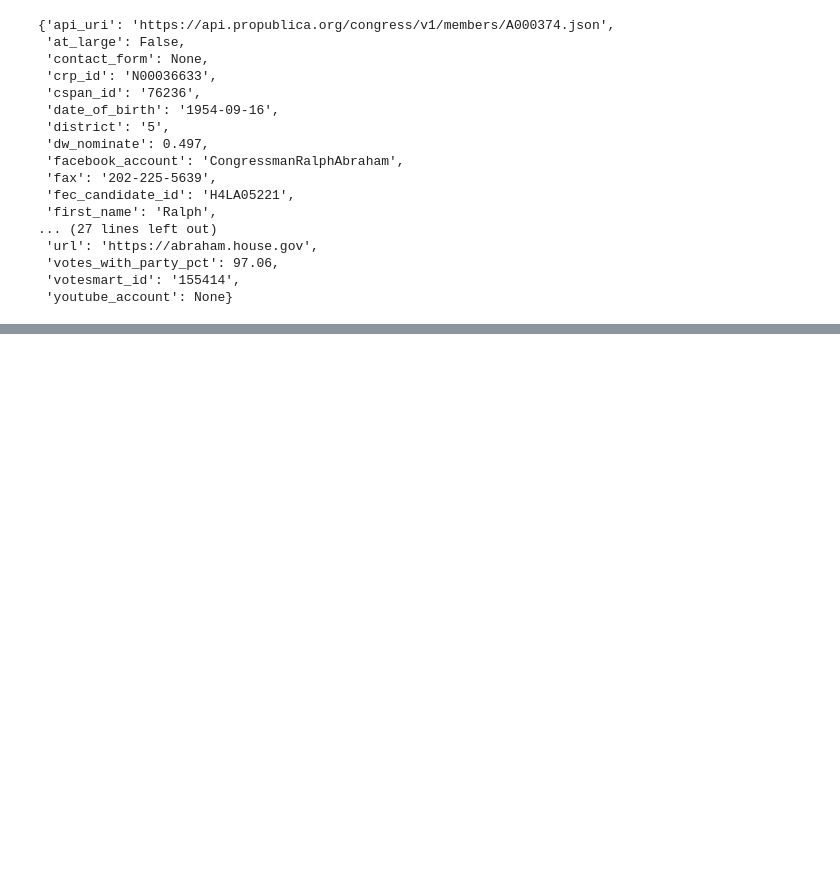
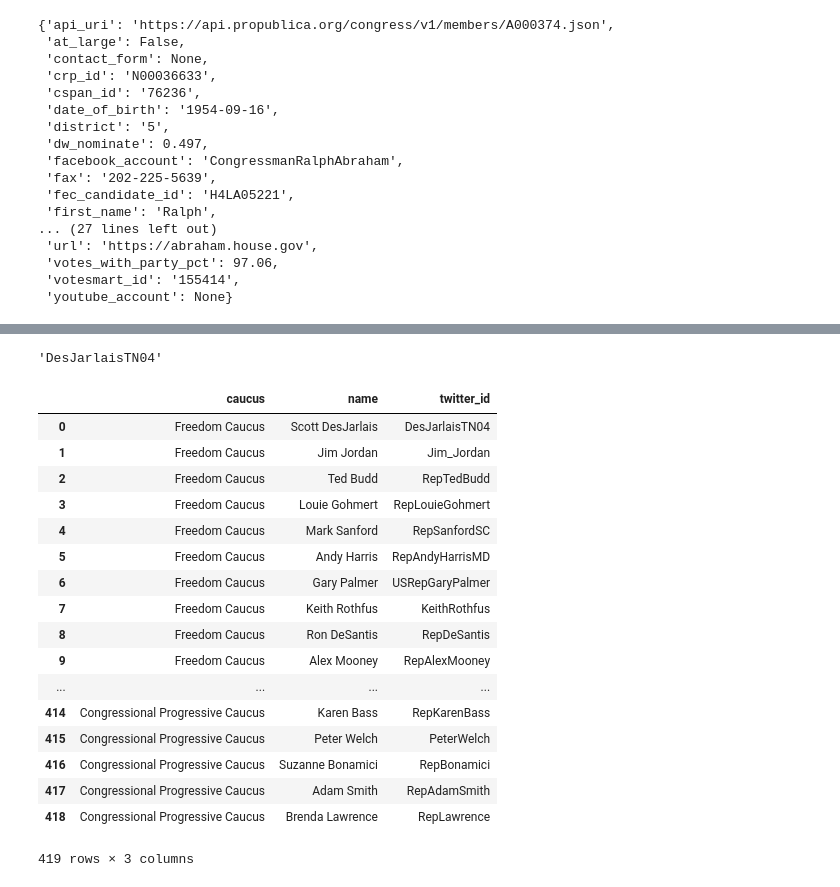
Before and after one commit to philippschmalen/Project_tsds, a Jupyter notebook: Philipp/Caucusses.ipynb, the cells around one changed output, grey strips where cells are left out. Saved outputs shown, nothing was run; the diff lists cells and outputs as text; code cells hidden in the pictures; blank space fills up the shorter version.

Commit message:
caucus dataframe with twitter id

```diff
--- a/Philipp/Caucusses.ipynb
+++ b/Philipp/Caucusses.ipynb
@@ -182,0 +106,12 @@ nyt
+# %%
+#save them into dataframe
+caucus_df = pd.DataFrame(columns=['caucus', 'name', 'twitter_id'])
+
+for cauc in caucus_dict.keys():
+    mem = pd.DataFrame()
+    mem['name'] = pd.Series(list(caucus_dict[cauc]))
+    mem['caucus'] = cauc
+    caucus_df = pd.concat([mem, caucus_df])
+
+#reset index
+caucus_df = caucus_df.reset_index(drop=True)
@@ -182,0 +150,23 @@ nyt
+# %%
+memberlist = congress.members.filter('house', congress=115,)[0]['members']
+
+#get the twitter ID from the Congress API by checking their names
+def get_twid(cell, memberlist=memberlist):
+    namelist = []
+    name_part = ['first_name', 'middle_name', 'last_name']
+    name_fragment = ""
+    for m in memberlist:
+        #skip if not in office
+        if m['in_office'] == False:
+            continue
+        else:
+            for n in name_part:
+                if m[n] == None: #catch nones
+                    name_fragment += ""
+                elif n != 'last_name': #add space, except after last_name
+                    name_fragment += m[n]+" "
+                else: #no space after last_name
+                    name_fragment += m[n]
+            if cell == name_fragment:
+                return (m['twitter_account'])
+            name_fragment = ""
@@ -182,0 +175,27 @@ nyt
+# %%
+get_twid(memtest)
+# %% [output]
+'DesJarlaisTN04'
+# %%
+caucus_df['twitter_id'] = caucus_df.name.apply(get_twid)
+# %%
+caucus_df
+# %% [output]
+|  | caucus | name | twitter_id |
+| 0 | Freedom Caucus | Scott DesJarlais | DesJarlaisTN04 |
+| 1 | Freedom Caucus | Jim Jordan | Jim_Jordan |
+| 2 | Freedom Caucus | Ted Budd | RepTedBudd |
+| 3 | Freedom Caucus | Louie Gohmert | RepLouieGohmert |
+| 4 | Freedom Caucus | Mark Sanford | RepSanfordSC |
+| 5 | Freedom Caucus | Andy Harris | RepAndyHarrisMD |
+| 6 | Freedom Caucus | Gary Palmer | USRepGaryPalmer |
+| 7 | Freedom Caucus | Keith Rothfus | KeithRothfus |
+| 8 | Freedom Caucus | Ron DeSantis | RepDeSantis |
+| 9 | Freedom Caucus | Alex Mooney | RepAlexMooney |
+| ... | ... | ... | ... |
+| 414 | Congressional Progressive Caucus | Karen Bass | RepKarenBass |
+| 415 | Congressional Progressive Caucus | Peter Welch | PeterWelch |
+| 416 | Congressional Progressive Caucus | Suzanne Bonamici | RepBonamici |
+| 417 | Congressional Progressive Caucus | Adam Smith | RepAdamSmith |
+| 418 | Congressional Progressive Caucus | Brenda Lawrence | RepLawrence |
+419 rows × 3 columns
```
Also changed, not shown: parts of 11 cells of this notebook.
